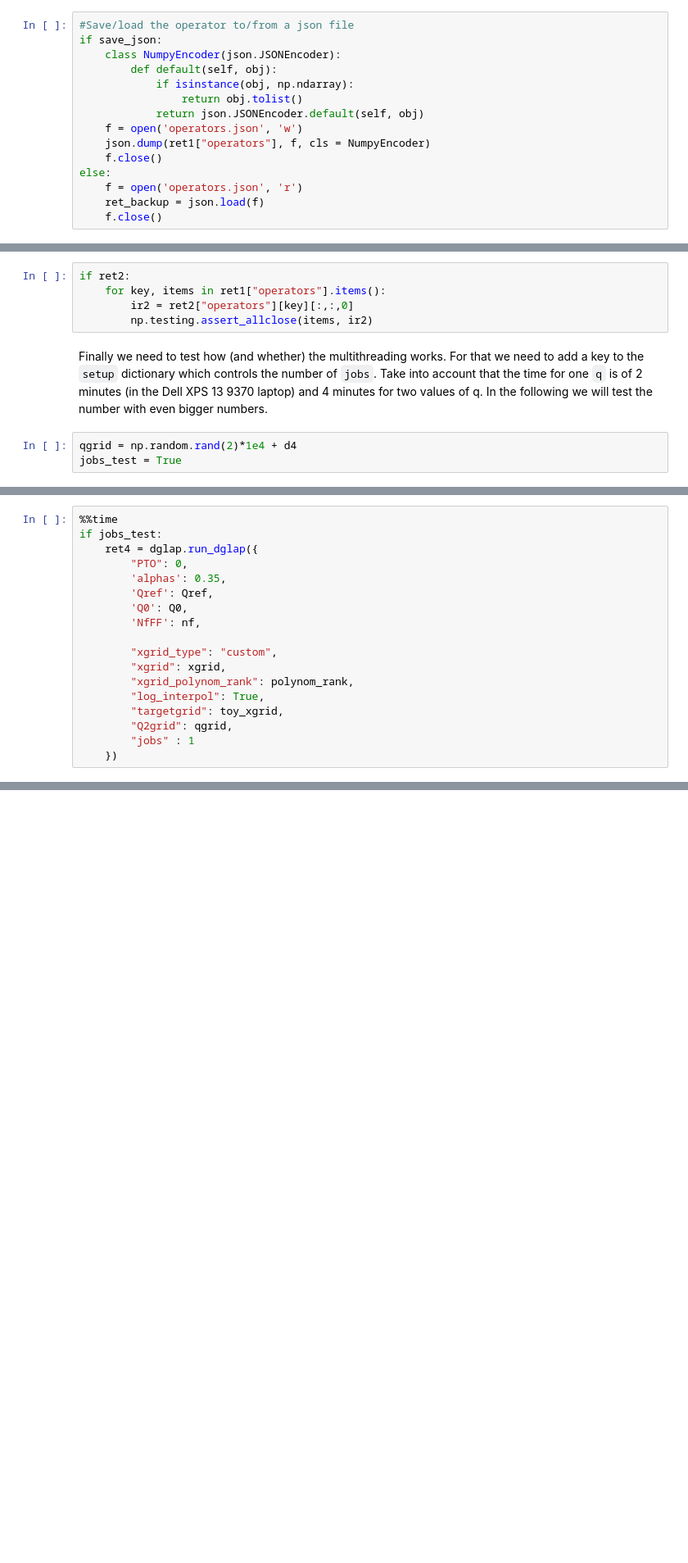
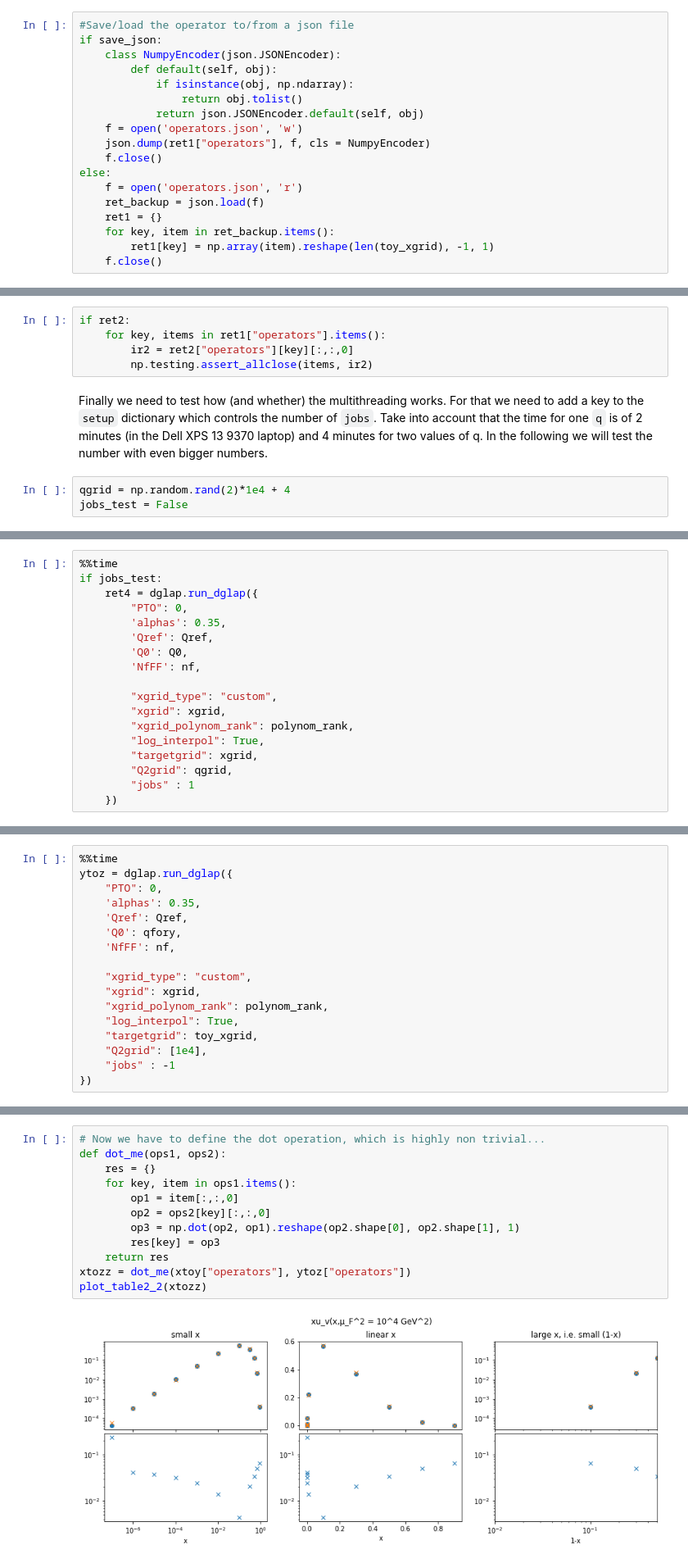
Before and after one commit to NNPDF/eko, a Jupyter notebook: jupyter/Multi-Q.ipynb, the cells around one changed output, grey strips where cells are left out. Shown at 82% size. Saved outputs shown, nothing was run; the diff lists cells and outputs as text; blank space fills up the shorter version.

Commit message:
add a check for the composition of operators

```diff
--- a/jupyter/Multi-Q.ipynb
+++ b/jupyter/Multi-Q.ipynb
@@ -65,4 +65,7 @@ if save_json:
 else:
     f = open('operators.json', 'r')
     ret_backup = json.load(f)
+    ret1 = {}
+    for key, item in ret_backup.items():
+        ret1[key] = np.array(item).reshape(len(toy_xgrid), -1, 1)
     f.close()
@@ -98,8 +221,8 @@ if ret2:
 Finally we need to test how (and whether) the multithreading works. For that we need to add a key to the `setup` dictionary which controls the number of `jobs`. Take into account that the time for one `q` is of 2 minutes (in the Dell XPS 13 9370 laptop) and 4 minutes for two values of q.
 In the following we will test the number with even bigger numbers.
 # %%
-qgrid = np.random.rand(2)*1e4 + d4
-jobs_test = True
+qgrid = np.random.rand(2)*1e4 + 4
+jobs_test = False
 # %%
 %%time
 if jobs_test:
@@ -135,7 +258,7 @@ if jobs_test:
         "xgrid": xgrid,
         "xgrid_polynom_rank": polynom_rank,
         "log_interpol": True,
-        "targetgrid": toy_xgrid,
+        "targetgrid": xgrid,
         "Q2grid": qgrid,
         "jobs" : 1
     })
@@ -144,0 +291,17 @@ Wall time: 16min 47s
+# %%
+%%time
+ytoz = dglap.run_dglap({
+    "PTO": 0,
+    'alphas': 0.35,
+    'Qref': Qref,
+    'Q0': qfory,
+    'NfFF': nf,
+
+    "xgrid_type": "custom",
+    "xgrid": xgrid,
+    "xgrid_polynom_rank": polynom_rank,
+    "log_interpol": True,
+    "targetgrid": toy_xgrid,
+    "Q2grid": [1e4],
+    "jobs" : -1
+})
@@ -144,0 +311,14 @@ Wall time: 16min 47s
+# %%
+# Now we have to define the dot operation, which is highly non trivial...
+def dot_me(ops1, ops2):
+    res = {}
+    for key, item in ops1.items():
+        op1 = item[:,:,0]
+        op2 = ops2[key][:,:,0]
+        op3 = np.dot(op2, op1).reshape(op2.shape[0], op2.shape[1], 1)
+        res[key] = op3
+    return res
+xtozz = dot_me(xtoy["operators"], ytoz["operators"])
+plot_table2_2(xtozz)
+# %% [output]
+[figure, added]
```
Also changed, not shown: parts of 19 cells of this notebook.
